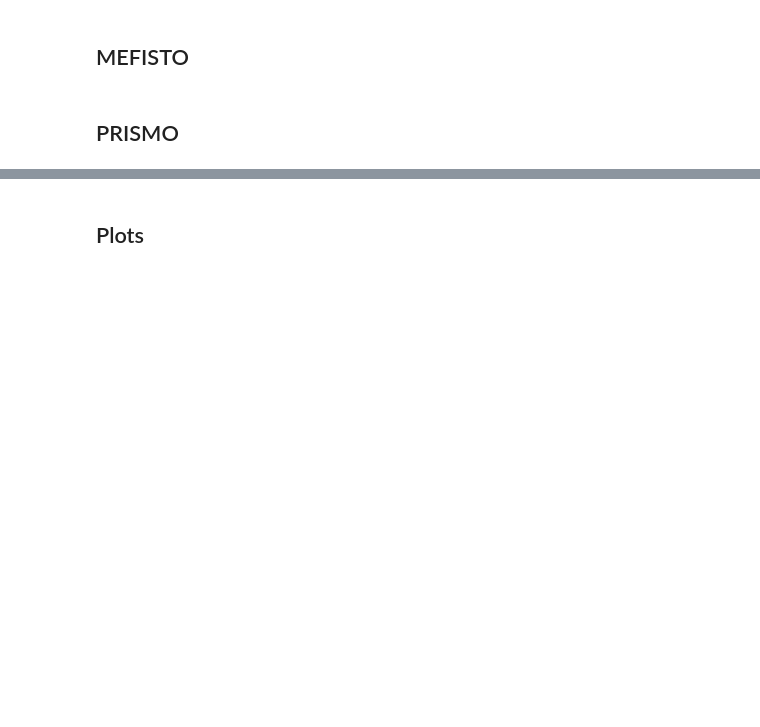
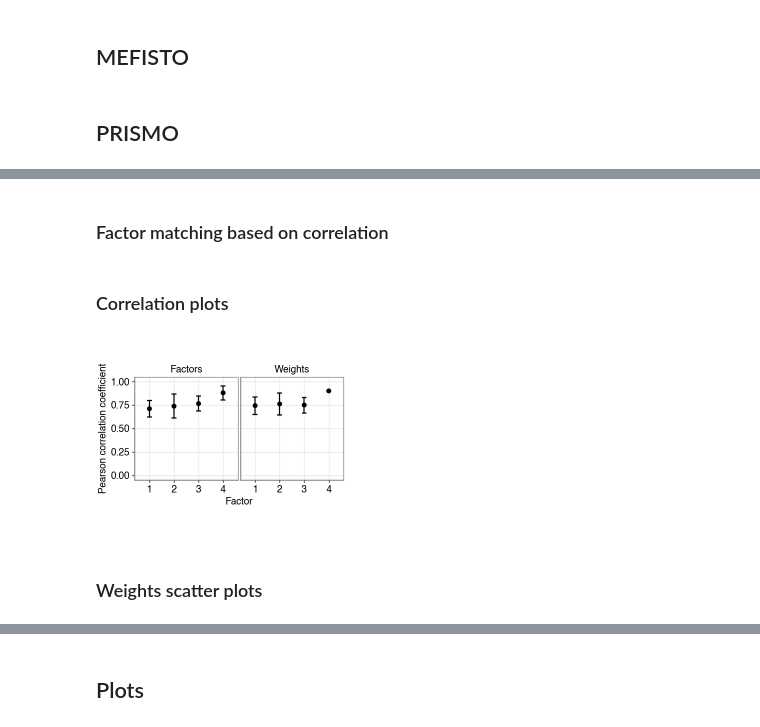
Before and after one commit to bioFAM/mofaflex-analysis, a Jupyter notebook: comparison_mefisto_visium/analysis.ipynb, the cells around one changed output, grey strips where cells are left out. Saved outputs shown, nothing was run; the diff lists cells and outputs as text; code cells hidden in the pictures; blank space fills up the shorter version.

Commit message:
continued work on mofa/mefisto/nsf comparison

```diff
--- a/comparison_mefisto_visium/analysis.ipynb
+++ b/comparison_mefisto_visium/analysis.ipynb
@@ -86,0 +128,67 @@ w_prismo = prismo_model.get_weights()['view_1'].T.values
+# %% [markdown]
+### Factor matching based on correlation
+# %%
+for seed in range(10):
+    z_mefisto_inds, z_prismo_inds, z_signs = match(z_mefisto, z_prismo[seed], dim=-1)
+
+    z_prismo[seed] = z_prismo[seed].iloc[:, z_prismo_inds]
+    z_prismo[seed] = z_prismo[seed] * z_signs.reshape(1, -1)
+    z_prismo[seed].columns = [f"Factor {i+1}" for i in range(z_prismo[seed].shape[1])]
+
+    w_prismo[seed] = w_prismo[seed].iloc[:, z_prismo_inds]
+    w_prismo[seed] = w_prismo[seed] * z_signs.reshape(1, -1)
+    w_prismo[seed].columns = [f"Factor {i+1}" for i in range(w_prismo[seed].shape[1])]
+
+w_prismo_mean = {}
+for view in w_prismo[0].keys():
+    w_prismo_mean = pd.concat([w_prismo[seed] for seed in range(10)], axis=0).groupby(level=0).mean()
+
+z_prismo_mean = pd.concat([z_prismo[seed] for seed in range(10)], axis=0).groupby(level=0).mean()
+# %% [markdown]
+### Correlation plots
+# %%
+df = []
+for seed in range(10):
+    corr = []
+    for i in range(z_prismo[seed].shape[1]):
+        corr.append(pearsonr(z_prismo[seed].iloc[:, i], z_mefisto.iloc[:, i])[0])
+    df.append(pd.DataFrame(corr, columns=["corr"]))
+    df[-1]["seed"] = seed
+    df[-1]["factor"] = [f"{i+1}" for i in range(z_prismo[seed].shape[1])]
+    df[-1]["lv"] = "Factors"
+
+    corr = []
+    for i in range(w_prismo[seed].shape[1]):
+        corr.append(pearsonr(w_prismo[seed].iloc[:, i], w_mefisto.iloc[:, i])[0])
+    df.append(pd.DataFrame(corr, columns=[f"corr"]))
+    df[-1]["seed"] = seed
+    df[-1]["factor"] = [f"{i+1}" for i in range(w_prismo[seed].shape[1])]
+    df[-1]["lv"] = f"Weights"
+
+df = pd.concat(df, axis=0)
+
+df = df.groupby(["factor", "lv"])["corr"].aggregate(["mean", "std"]).reset_index()
+df["min"] = df["mean"] - df["std"]
+df["max"] = df["mean"] + df["std"]
+df["factor"] = pd.Categorical(df["factor"], categories=[f"{i+1}" for i in range(10)], ordered=True)
+df["min"] = np.clip(df["min"], a_min=0, a_max=10)
+df["max"] = np.clip(df["max"], a_min=0, a_max=10)
+
+plot = (
+    ggplot(df, aes(x="factor", y="mean"))
+    + geom_point(size=1.)
+    + geom_line()
+    + geom_errorbar(aes(ymin="min", ymax="max"), width=0.2)
+    + facet_wrap("~lv", scales="fixed", ncol=5)
+    + theme(
+        figure_size=(2.5, 2),
+    )
+    + labs(x="Factor", y="Pearson correlation coefficient")
+    + ylim(0, 1)
+)
+plot.save("plots/correlations.pdf")
+plot.show()
+# %% [output]
+[figure, added]
+# %% [markdown]
+### Weights scatter plots
```
Also changed, not shown: parts of 19 cells of this notebook, 10 other files.
